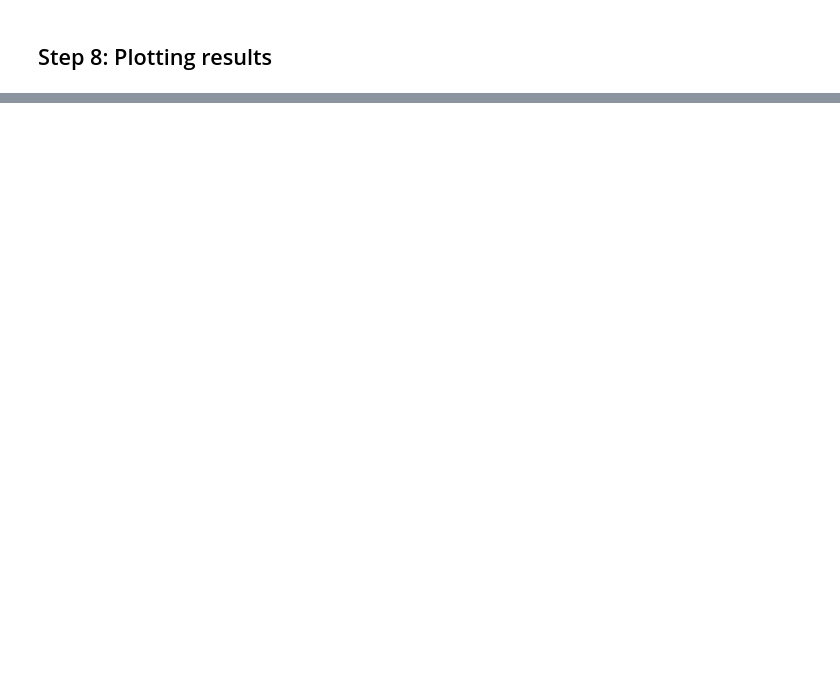
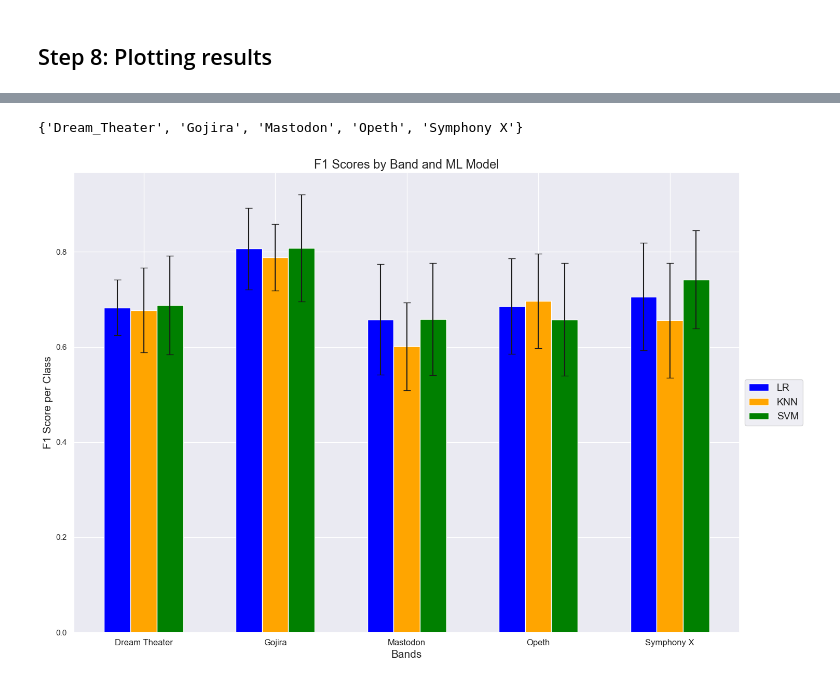
Before and after one commit to johnsaveus/Prog_Metal_Classification, a Jupyter notebook: src/Report.ipynb, the cells around one changed output, grey strips where cells are left out. Saved outputs shown, nothing was run; the diff lists cells and outputs as text; code cells hidden in the pictures; blank space fills up the shorter version.

```diff
--- a/src/Report.ipynb
+++ b/src/Report.ipynb
@@ -448,19 +388,0 @@ plt.show()
-# %%
-labels = ['LR','KNN','SVM','RF']
-
-n = 4
-avg = [test_lr[1]['f1_score'][0][n],
-       test_knn[1]['f1_score'][0][n],
-       test_svm[1]['f1_score'][0][n],
-       test_saved[1]['f1_score'][0][n]]
-std = [test_lr[1]['f1_score'][1][n],
-       test_knn[1]['f1_score'][1][n],
-       test_svm[1]['f1_score'][1][n],
-       test_saved[1]['f1_score'][1][n]]
-plt.figure(figsize=(8, 6))
-plt.bar(labels, avg, yerr=std, capsize=5, color=['seagreen', 'lightcoral','turquoise','orchid'], edgecolor='black')
-plt.xlabel('Model')
-plt.ylabel('Average F1 Score')
-plt.title('Average F1 Score with Standard Deviation')
-plt.ylim(0, 1)  # Adjust the y-axis limit to make room for error bars
-plt.show()
@@ -492,0 +389,45 @@ plt.show()
+# %%
+set(labels)
+# %% [output]
+{'Dream_Theater', 'Gojira', 'Mastodon', 'Opeth', 'Symphony X'}
+# %%
+bands = ['Dream Theater', 'Gojira', 'Mastodon', 'Opeth', 'Symphony X']
+all_lr_f1_mean = [mean for mean in test_lr[1]['f1_score'][0]]
+all_knn_f1_mean = [mean for mean in test_knn[1]['f1_score'][0]]
+all_svm_f1_mean = [mean for mean in test_svm[1]['f1_score'][0]]
+
+all_lr_f1_std = [std for std in test_lr[1]['f1_score'][1]]
+all_knn_f1_std = [std for std in test_knn[1]['f1_score'][1]]
+all_svm_f1_std = [std for std in test_svm[1]['f1_score'][1]]
+
+sns.set_theme()
+n_groups = len(bands)
+bar_width = 0.2
+
+# Calculate the positions of the groups
+ix = np.arange(n_groups)
+group1_pos = ix - bar_width
+group2_pos = ix
+group3_pos = ix + bar_width
+
+# Create the plot
+fig, ax = plt.subplots(figsize=(15, 10))
+bar1 = ax.bar(group1_pos, all_lr_f1_mean, bar_width, label='LR', yerr=all_lr_f1_std, capsize=5, color='blue')
+bar2 = ax.bar(group2_pos, all_knn_f1_mean, bar_width, label='KNN', yerr=all_knn_f1_std, capsize=5, color='orange')
+bar3 = ax.bar(group3_pos, all_svm_f1_mean, bar_width, label='SVM', yerr=all_svm_f1_std, capsize=5, color='green')
+
+# Add labels, title, and customize ticks
+ax.set_xlabel('Bands', fontsize=15)
+ax.set_ylabel('F1 Score per Class', fontsize=15)
+ax.set_title('F1 Scores by Band and ML Model', fontsize = 17)
+ax.set_xticks(ix)
+ax.set_xticklabels(bands,fontsize=12)
+
+# Place the legend on the right side
+ax.legend(loc='center left', bbox_to_anchor=(1, 0.5), fontsize=14)
+
+# Display the plot with padding to accommodate the legend
+plt.tight_layout()
+plt.show()
+# %% [output]
+[figure, added]
```
Also changed, not shown: parts of 32 cells of this notebook, 7 other files.
